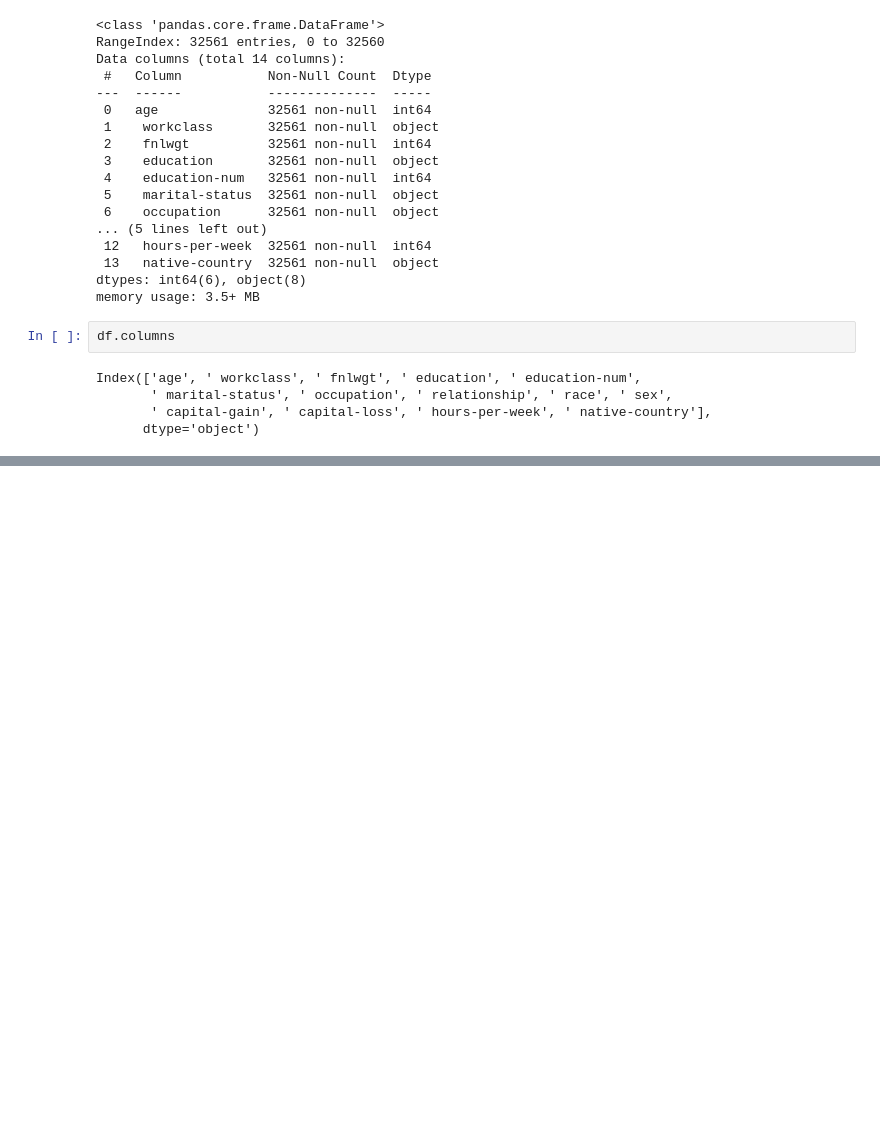
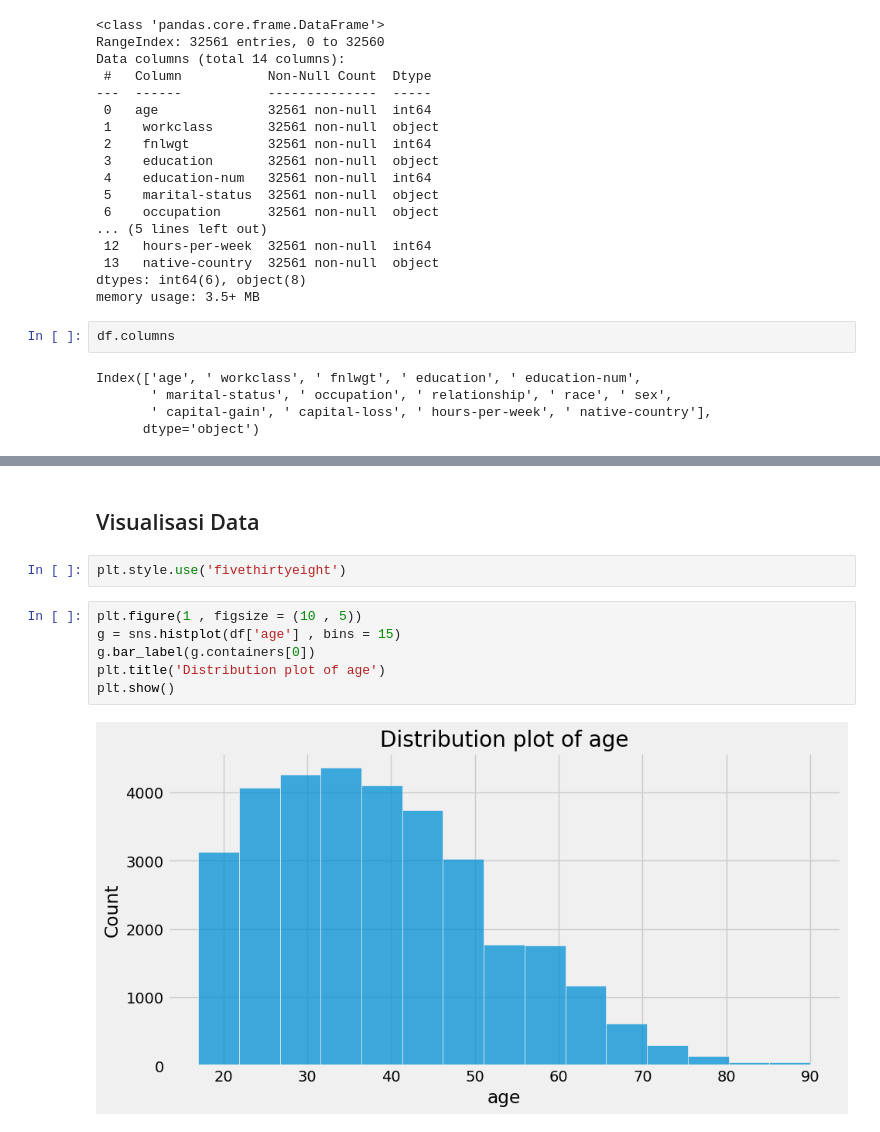
Before and after one commit to dikiogres/income-clustering, a Jupyter notebook: notebooks/main.ipynb, the cells around one changed output, grey strips where cells are left out. Drawn from its saved outputs; the diff is of its cells as text; blank space fills up the shorter version.

```diff
--- a/notebooks/main.ipynb
+++ b/notebooks/main.ipynb
@@ -87,0 +108,12 @@ Index(['age', ' workclass', ' fnlwgt', ' education', ' education-num',
+# %% [markdown]
+## Visualisasi Data
+# %%
+plt.style.use('fivethirtyeight')
+# %%
+plt.figure(1 , figsize = (10 , 5))
+g = sns.histplot(df['age'] , bins = 15)
+g.bar_label(g.containers[0])
+plt.title('Distribution plot of age')
+plt.show()
+# %% [output]
+[figure, added]
```
Also changed, not shown: parts of 13 cells of this notebook.
